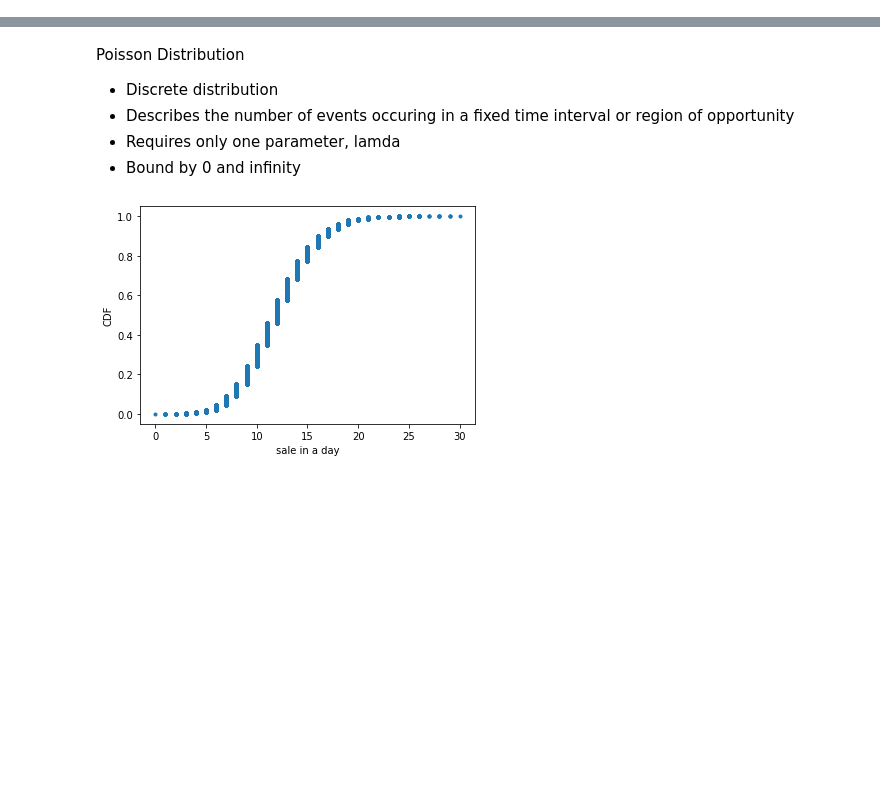
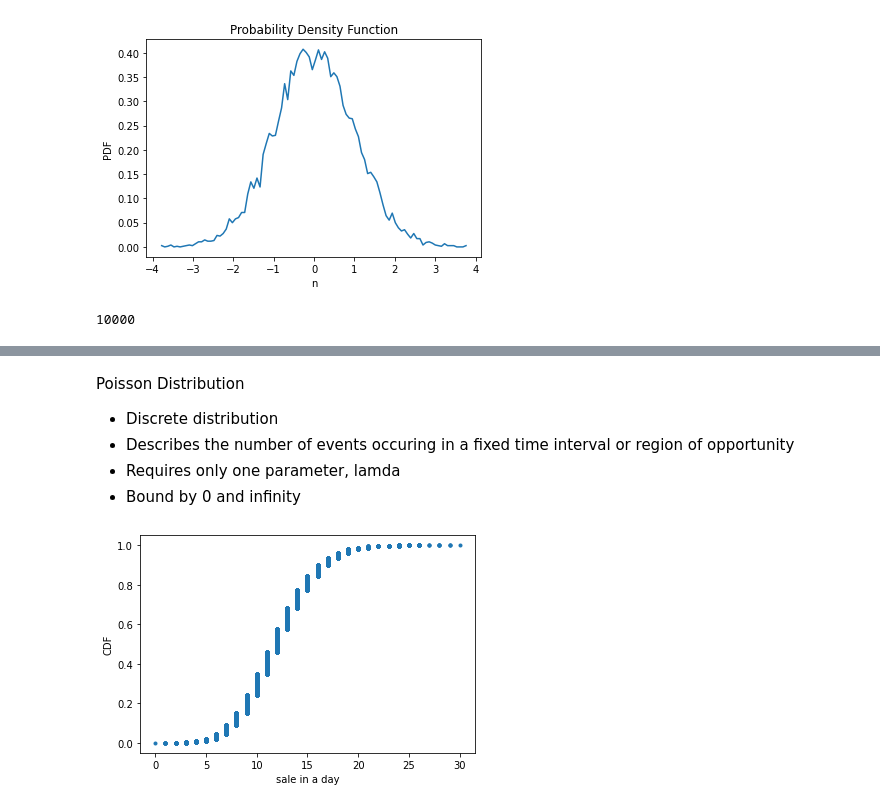
Before and after one commit to peajung/linode_project, a Jupyter notebook: statistical_dist.ipynb, the cells around one changed output, grey strips where cells are left out. Saved outputs shown, nothing was run; the diff lists cells and outputs as text; code cells hidden in the pictures; blank space fills up the shorter version.

```diff
--- a/statistical_dist.ipynb
+++ b/statistical_dist.ipynb
@@ -4,8 +37,22 @@ import matplotlib.pyplot as plt
+# %%
+hist, bins = np.histogram(normal_sample, bins= 100, normed = True)
+bin_centers = (bins[1:] + bins[:-1])*0.5
+plt.plot(bin_centers, hist)
+plt.title('Probability Density Function')
+plt.ylabel('PDF')
+plt.xlabel('n')
+plt.show();
+# %% [output]
+[figure, added]
 # %%
 sample = np.random.binomial(10, 0.08, size = 10000000)
 # %%
 x = np.sort(sample)
 y = np.linspace(0,1, 10000000)
+# %%
+len(normal_sample)
+# %% [output]
+10000
 # %%
 plt.plot(x, y, marker = '.', linestyle = 'none')
 plt.ylabel('CDF')
```
Also changed, not shown: parts of 5 cells of this notebook.
